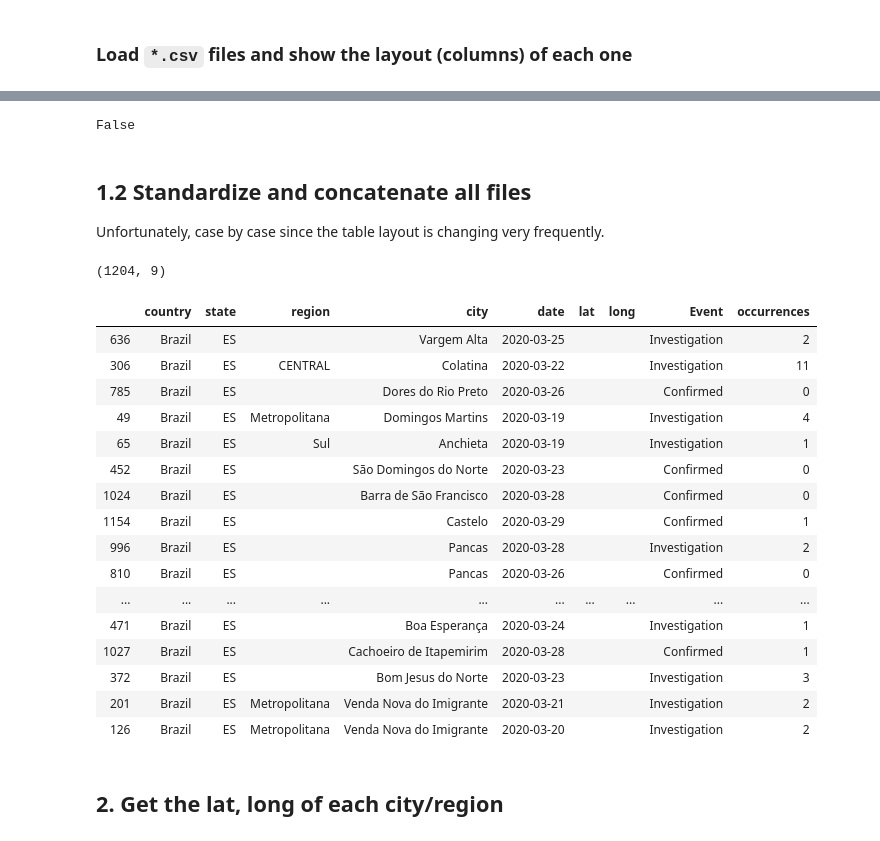
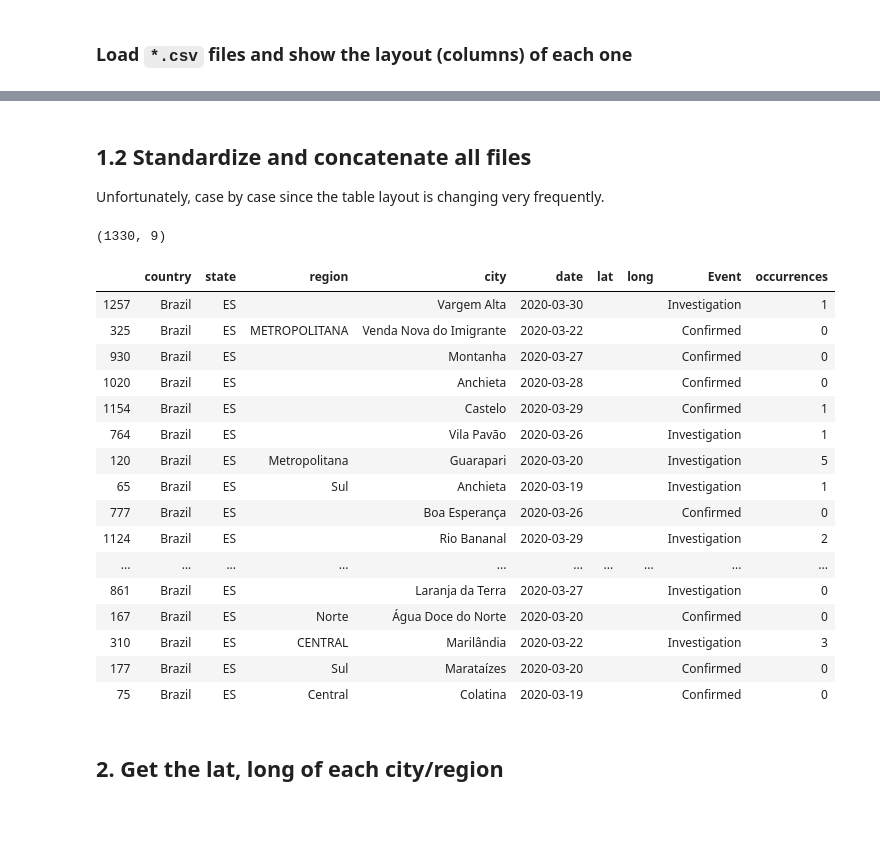
Before and after one commit to FabricioMatos/map-covid-19-es, a Jupyter notebook: 01-covid-19-map.ipynb, the cells around one changed output, grey strips where cells are left out. Drawn from its saved outputs; the diff is of its cells as text; code cells hidden in the pictures.

```diff
--- a/01-covid-19-map.ipynb
+++ b/01-covid-19-map.ipynb
@@ -77,8 +78,4 @@ Index([' Município de Residência ', ' Caso confirmado ', ' Caso Descartado ',
       dtype='object')
-# %%
-' Município de residência ' == ' Município de Residência '
-# %% [output]
-False
 # %% [markdown]
 ## 1.2 Standardize and concatenate all files
 
@@ -243,6 +240,8 @@ def clear_occurrences(value):
     value = value.replace('53\xa0+ 1*', '54')
     value = value.replace('60 + 1*', '61')
     value = value.replace('71\xa0+ 1*', '72')
+    value = value.replace('84\xa0+ 1*', '85')
+
     if value == '':
         value = '0'
     return int(value)
@@ -259,51 +258,51 @@ def standardize_dataset(dfs):
         elif day in ['20200322']:
             df_day = process_region_city_and_zone(dfs[day], day)
             dfs_std = dfs_std + [df_day]
         elif day in ['20200323', '20200324', '20200325']:
             df_day = process_city_only(dfs[day], day)
             dfs_std = dfs_std + [df_day]
-        elif day in ['20200326', '20200327', '20200328', '20200329']:
+        elif day in ['20200326', '20200327', '20200328', '20200329', '20200330']:
             df_day = process_city_only_20200326(dfs[day], day)
             dfs_std = dfs_std + [df_day]
 
     df = pd.concat(dfs_std)
 
     df['city'] = df['city'].apply(lambda c: clear(c))
     df['region'] = df['region'].apply(lambda c: clear(c))
     df['occurrences'] = df['occurrences'].apply(lambda c: clear_occurrences(c))
 
 
     df = df[~df.city.str.startswith('TOTAL')]
     df = df[~df.city.str.startswith('Total')]
     df = df[~df.region.str.startswith('TOTAL')]
     df = df[~df.region.str.startswith('Total')]
     df['occurrences'].fillna('0', inplace=True)
     df.fillna('', inplace=True)
     return df.copy().reset_index(drop=True)
 
 df = standardize_dataset(dfs)
 df.to_csv('./data/prepared_dataset.csv', index=False)
 print(df.shape)
 df.sample(20, random_state=1)
 # %% [output]
-(1204, 9)
+(1330, 9)
 |  | country | state | region | city | date | lat | long | Event | occurrences |
-| 636 | Brazil | ES |  | Vargem Alta | 2020-03-25 |  |  | Investigation | 2 |
-| 306 | Brazil | ES | CENTRAL | Colatina | 2020-03-22 |  |  | Investigation | 11 |
-| 785 | Brazil | ES |  | Dores do Rio Preto | 2020-03-26 |  |  | Confirmed | 0 |
-| 49 | Brazil | ES | Metropolitana | Domingos Martins | 2020-03-19 |  |  | Investigation | 4 |
+| 1257 | Brazil | ES |  | Vargem Alta | 2020-03-30 |  |  | Investigation | 1 |
+| 325 | Brazil | ES | METROPOLITANA | Venda Nova do Imigrante | 2020-03-22 |  |  | Confirmed | 0 |
+| 930 | Brazil | ES |  | Montanha | 2020-03-27 |  |  | Confirmed | 0 |
+| 1020 | Brazil | ES |  | Anchieta | 2020-03-28 |  |  | Confirmed | 0 |
+| 1154 | Brazil | ES |  | Castelo | 2020-03-29 |  |  | Confirmed | 1 |
+| 764 | Brazil | ES |  | Vila Pavão | 2020-03-26 |  |  | Investigation | 1 |
+| 120 | Brazil | ES | Metropolitana | Guarapari | 2020-03-20 |  |  | Investigation | 5 |
 | 65 | Brazil | ES | Sul | Anchieta | 2020-03-19 |  |  | Investigation | 1 |
-| 452 | Brazil | ES |  | São Domingos do Norte | 2020-03-23 |  |  | Confirmed | 0 |
-| 1024 | Brazil | ES |  | Barra de São Francisco | 2020-03-28 |  |  | Confirmed | 0 |
-| 1154 | Brazil | ES |  | Castelo | 2020-03-29 |  |  | Confirmed | 1 |
-| 996 | Brazil | ES |  | Pancas | 2020-03-28 |  |  | Investigation | 2 |
-| 810 | Brazil | ES |  | Pancas | 2020-03-26 |  |  | Confirmed | 0 |
+| 777 | Brazil | ES |  | Boa Esperança | 2020-03-26 |  |  | Confirmed | 0 |
+| 1124 | Brazil | ES |  | Rio Bananal | 2020-03-29 |  |  | Investigation | 2 |
 | ... | ... | ... | ... | ... | ... | ... | ... | ... | ... |
-| 471 | Brazil | ES |  | Boa Esperança | 2020-03-24 |  |  | Investigation | 1 |
-| 1027 | Brazil | ES |  | Cachoeiro de Itapemirim | 2020-03-28 |  |  | Confirmed | 1 |
-| 372 | Brazil | ES |  | Bom Jesus do Norte | 2020-03-23 |  |  | Investigation | 3 |
-| 201 | Brazil | ES | Metropolitana | Venda Nova do Imigrante | 2020-03-21 |  |  | Investigation | 2 |
-| 126 | Brazil | ES | Metropolitana | Venda Nova do Imigrante | 2020-03-20 |  |  | Investigation | 2 |
+| 861 | Brazil | ES |  | Laranja da Terra | 2020-03-27 |  |  | Investigation | 0 |
+| 167 | Brazil | ES | Norte | Água Doce do Norte | 2020-03-20 |  |  | Confirmed | 0 |
+| 310 | Brazil | ES | CENTRAL | Marilândia | 2020-03-22 |  |  | Investigation | 3 |
+| 177 | Brazil | ES | Sul | Marataízes | 2020-03-20 |  |  | Confirmed | 0 |
+| 75 | Brazil | ES | Central | Colatina | 2020-03-19 |  |  | Confirmed | 0 |
 # %% [markdown]
 ## 2. Get the lat, long of each city/region
 # %%
```
Also changed, not shown: parts of 19 cells of this notebook, 5 other files.
